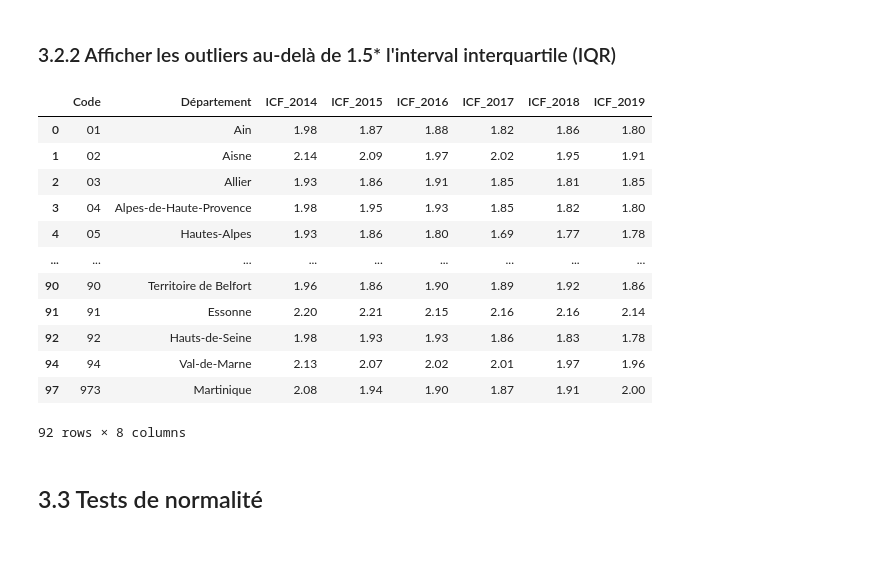
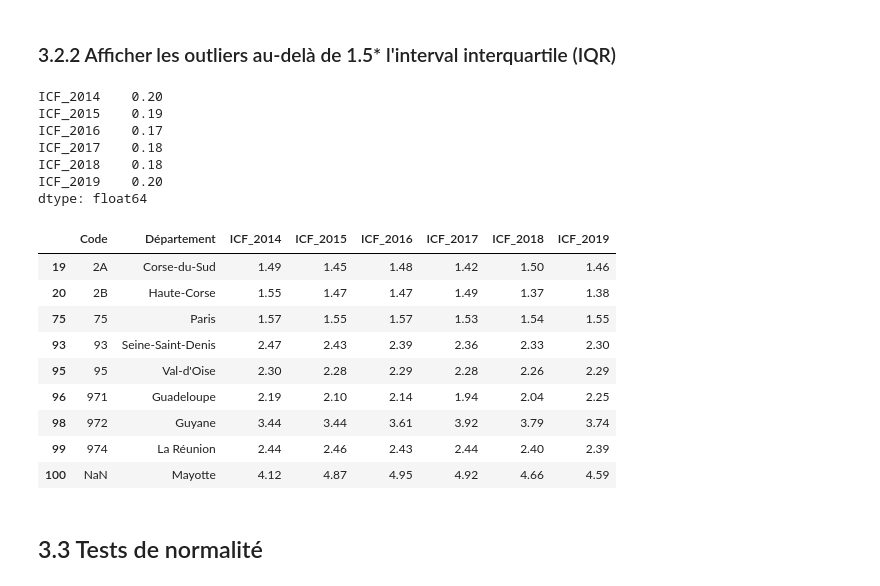
Before and after one commit to fbxyz/ENSG_L1_cartostat, a Jupyter notebook: td/TD1_analyse_univarie_partie2.ipynb, the cells around one changed output. Cells and saved outputs as stored; diff of their text form; code cells hidden in the pictures; blank space fills up the shorter version.

```diff
--- a/td/TD1_analyse_univarie_partie2.ipynb
+++ b/td/TD1_analyse_univarie_partie2.ipynb
@@ -67,3 +69,0 @@ dans la cellule ci-dessous
-# %%
-df_fr['ICF_2014_bin'] = pd.cut(df_fr['ICF_2014'],[0,1,2,3,5])
-df_fr
@@ -84,3 +69,0 @@ df_fr
-# %%
-df_fr = pd.read_csv("./data/TD_France.csv", decimal=",", sep=";")
-df_fr
@@ -244,29 +146,35 @@ df_fr.quantile([.05, .95])
 | 0.95 | 2.26 | 2.21 | 2.15 | 2.16 | 2.16 | 2.25 |
 # %% [markdown]
 ### 3.2.2 Afficher les outliers au-delà de 1.5* l'interval interquartile (IQR)
+# %%
+# Calcul de l'IQR
+Q1 = df_fr.quantile(0.25,numeric_only=True)
+Q3 = df_fr.quantile(0.75,numeric_only=True)
+IQR = Q3 - Q1
+IQR
+# %% [output]
+ICF_2014    0.20
+ICF_2015    0.19
+ICF_2016    0.17
+ICF_2017    0.18
+ICF_2018    0.18
+ICF_2019    0.20
+dtype: float64
 # %%
-# Calcul de l'IQR
-Q1 = df_fr.quantile(0.25)
-Q3 = df_fr.quantile(0.75)
-IQR = Q3 - Q1
-
-# Un autre moyen de filtrer en excluant les données inférieures à Q1 - 1.5 * IQR OU (|) supérieures ) Q3 + 1.5 * IQR sur un axe
-df_iqr = df_fr[~((df_fr < (Q1 - 1.5 * IQR)) |(df_fr > (Q3 + 1.5 * IQR))).any(axis=1)]
+# Filtre en excluant les données inférieures à Q1 - 1.5 * IQR OU (|) supérieures ) Q3 + 1.5 * IQR sur un axe
+df_iqr = df_fr[((df_fr < (Q1 - 1.5 * IQR)) |(df_fr > (Q3 + 1.5 * IQR))).any(axis=1)]
 df_iqr
 # %% [output]
 |  | Code | Département | ICF_2014 | ICF_2015 | ICF_2016 | ICF_2017 | ICF_2018 | ICF_2019 |
-| 0 | 01 | Ain | 1.98 | 1.87 | 1.88 | 1.82 | 1.86 | 1.80 |
-| 1 | 02 | Aisne | 2.14 | 2.09 | 1.97 | 2.02 | 1.95 | 1.91 |
-| 2 | 03 | Allier | 1.93 | 1.86 | 1.91 | 1.85 | 1.81 | 1.85 |
-| 3 | 04 | Alpes-de-Haute-Provence | 1.98 | 1.95 | 1.93 | 1.85 | 1.82 | 1.80 |
-| 4 | 05 | Hautes-Alpes | 1.93 | 1.86 | 1.80 | 1.69 | 1.77 | 1.78 |
-| ... | ... | ... | ... | ... | ... | ... | ... | ... |
-| 90 | 90 | Territoire de Belfort | 1.96 | 1.86 | 1.90 | 1.89 | 1.92 | 1.86 |
-| 91 | 91 | Essonne | 2.20 | 2.21 | 2.15 | 2.16 | 2.16 | 2.14 |
-| 92 | 92 | Hauts-de-Seine | 1.98 | 1.93 | 1.93 | 1.86 | 1.83 | 1.78 |
-| 94 | 94 | Val-de-Marne | 2.13 | 2.07 | 2.02 | 2.01 | 1.97 | 1.96 |
-| 97 | 973 | Martinique | 2.08 | 1.94 | 1.90 | 1.87 | 1.91 | 2.00 |
+| 19 | 2A | Corse-du-Sud | 1.49 | 1.45 | 1.48 | 1.42 | 1.50 | 1.46 |
+| 20 | 2B | Haute-Corse | 1.55 | 1.47 | 1.47 | 1.49 | 1.37 | 1.38 |
+| 75 | 75 | Paris | 1.57 | 1.55 | 1.57 | 1.53 | 1.54 | 1.55 |
+| 93 | 93 | Seine-Saint-Denis | 2.47 | 2.43 | 2.39 | 2.36 | 2.33 | 2.30 |
+| 95 | 95 | Val-d'Oise | 2.30 | 2.28 | 2.29 | 2.28 | 2.26 | 2.29 |
+| 96 | 971 | Guadeloupe | 2.19 | 2.10 | 2.14 | 1.94 | 2.04 | 2.25 |
+| 98 | 972 | Guyane | 3.44 | 3.44 | 3.61 | 3.92 | 3.79 | 3.74 |
+| 99 | 974 | La Réunion | 2.44 | 2.46 | 2.43 | 2.44 | 2.40 | 2.39 |
+| 100 | NaN | Mayotte | 4.12 | 4.87 | 4.95 | 4.92 | 4.66 | 4.59 |
-92 rows × 8 columns
 # %% [markdown]
 ## 3.3 Tests de normalité
 # %% [markdown]
```
Also changed, not shown: parts of 30 cells of this notebook, 4 other files.
